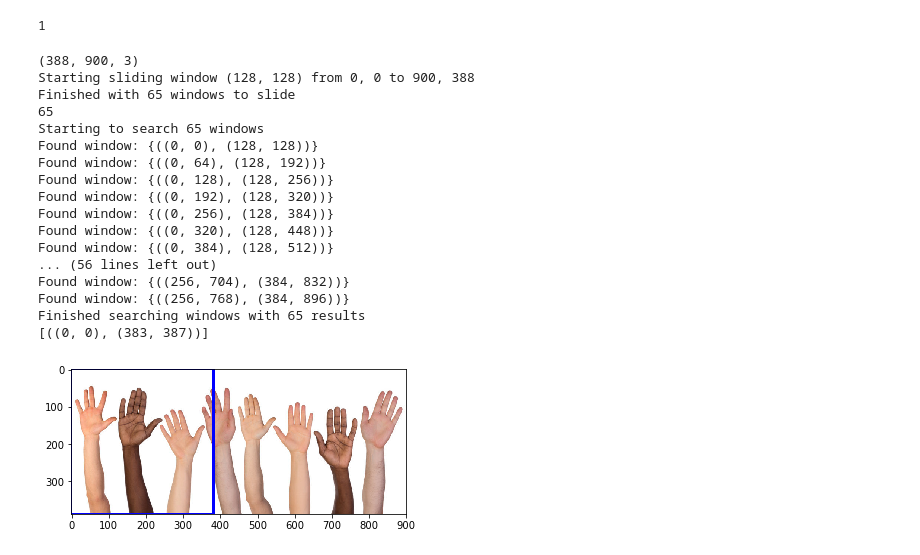
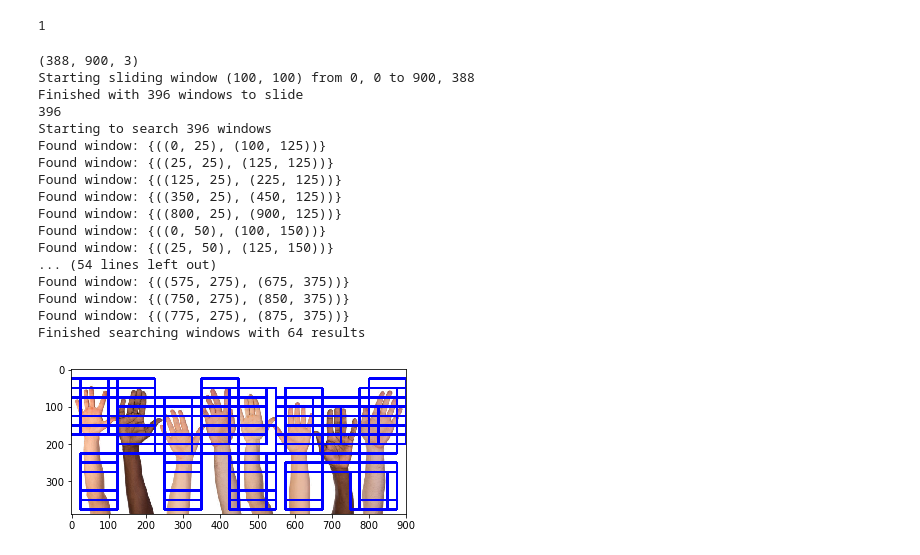
Before and after one commit to cyrano5614/sexy_time, a Jupyter notebook: testing.ipynb, the cells around one changed output. Saved outputs shown, nothing was run; the diff lists cells and outputs as text; code cells hidden in the pictures.

Commit message:
Working on sliding window

```diff
--- a/testing.ipynb
+++ b/testing.ipynb
@@ -114,7 +114,7 @@ optimizer = SGD(lr=0.01)
 model.compile(loss='categorical_crossentropy',
               optimizer=optimizer, metrics=['accuracy'])
 # %%
-test_img = mpimg.imread('./tester.png')
+test_img = mpimg.imread('./tester3.jpg')
 print(test_img.shape)
 img = test_img[:,:,:3]
 print(img.shape)
@@ -122,4 +122,6 @@ img = cv2.resize(img, img_size)
 print(img.shape)
 img = np.expand_dims(img, axis=0)
 print(img.shape)
+prediction = model.predict(img)
+print(prediction)
 # %% [output]
@@ -139,48 +142,62 @@ print(prediction)
 1
 # %%
 def prediction_method(img):
-    img = test_img.copy()[:,:,:3]
-    img = cv2.resize(img, (128, 128))
-    img = np.expand_dims(img, axis=0)
-    return np.argmax(model.predict(img).flatten()) == 0
+    img = img.copy()
+#     img = cv2.resize(img, (128, 128))
+#     img = np.expand_dims(img, axis=0)
+    return np.argmax(model.predict(img).flatten()) == 1
 # %%
 from sliding_window.sliding_window import slide_window, search_windows, heatmap_windows
+# %%
+# Define a function to draw bounding boxes
+def draw_boxes(img, bboxes, color=(0, 0, 255), thick=6):
+    # Make a copy of the image
+    imcopy = np.copy(img)
+    # Iterate through the bounding boxes
+    for bbox in bboxes:
+        # Draw a rectangle given bbox coordinates
+        cv2.rectangle(imcopy, bbox[0], bbox[1], color, thick)
+    # Return the image copy with boxes drawn
+    return imcopy
 # %%
-test_img = mpimg.imread('./tester2.jpg')
-print(test_img.shape)
+testing_img = mpimg.imread('./tester2.jpg')
+print(testing_img.shape)
 
-xy_window = (128, 128)
+xy_window = (100, 100)
 
-windows = slide_window(test_img, xy_window=xy_window)
+windows = slide_window(testing_img, xy_window=xy_window)
 print(len(windows))
 
 on_windows = search_windows(prediction_method,
                             img_size=(128, 128),
-                            img=test_img.copy(),
+                            img=testing_img.copy(),
                             windows=windows,
                             xy_window=xy_window)
 
-heat_img, heat_boxes = heatmap_windows(test_img, on_windows, 1)
+boxes_img = draw_boxes(testing_img, on_windows)
+plt.imshow(boxes_img)
+plt.show()
+# heat_img, heat_boxes = heatmap_windows(testing_img, on_windows, 1)
 
-print(heat_boxes)
-plt.imshow(heat_img)
-plt.show()
+# print(heat_boxes)
+# plt.imshow(heat_img)
+# plt.show()
 # %% [output]
 (388, 900, 3)
-Starting sliding window (128, 128) from 0, 0 to 900, 388
-Finished with 65 windows to slide
-65
-Starting to search 65 windows
-Found window: {((0, 0), (128, 128))}
-Found window: {((0, 64), (128, 192))}
-Found window: {((0, 128), (128, 256))}
-Found window: {((0, 192), (128, 320))}
-Found window: {((0, 256), (128, 384))}
-Found window: {((0, 320), (128, 448))}
-Found window: {((0, 384), (128, 512))}
-... (56 lines left out)
-Found window: {((256, 704), (384, 832))}
-Found window: {((256, 768), (384, 896))}
-Finished searching windows with 65 results
-[((0, 0), (383, 387))]
+Starting sliding window (100, 100) from 0, 0 to 900, 388
+Finished with 396 windows to slide
+396
+Starting to search 396 windows
+Found window: {((0, 25), (100, 125))}
+Found window: {((25, 25), (125, 125))}
+Found window: {((125, 25), (225, 125))}
+Found window: {((350, 25), (450, 125))}
+Found window: {((800, 25), (900, 125))}
+Found window: {((0, 50), (100, 150))}
+Found window: {((25, 50), (125, 150))}
+... (54 lines left out)
+Found window: {((575, 275), (675, 375))}
+Found window: {((750, 275), (850, 375))}
+Found window: {((775, 275), (875, 375))}
+Finished searching windows with 64 results
-[figure, old version]
+[figure, new version]
```
Also changed, not shown: parts of 4 cells of this notebook, 3 other files.
